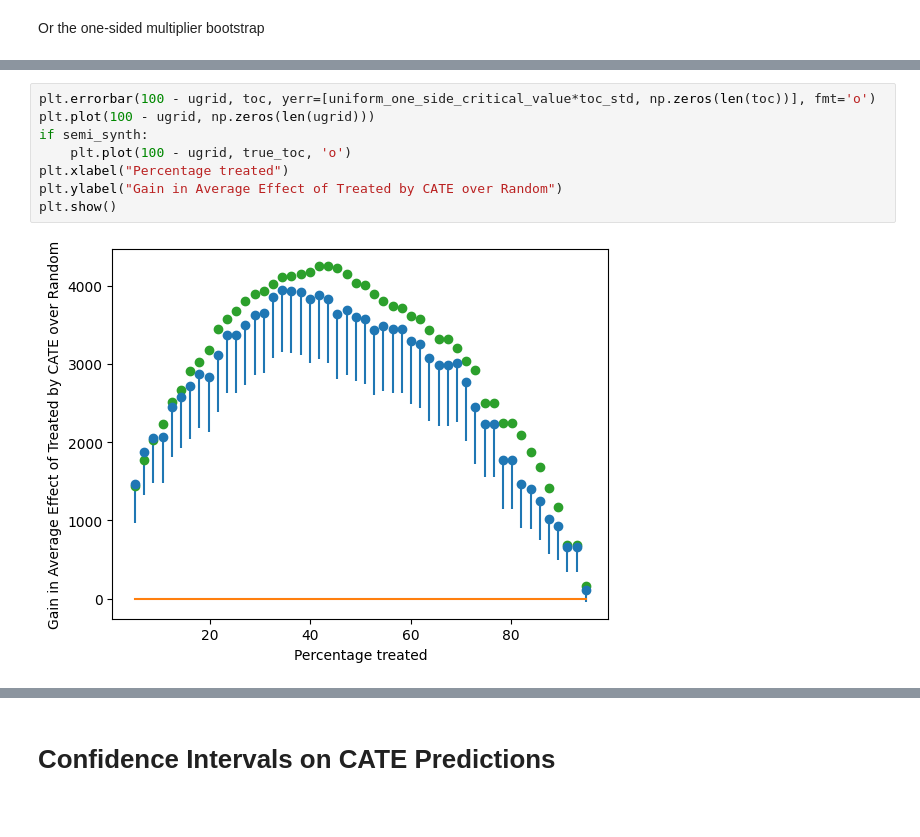
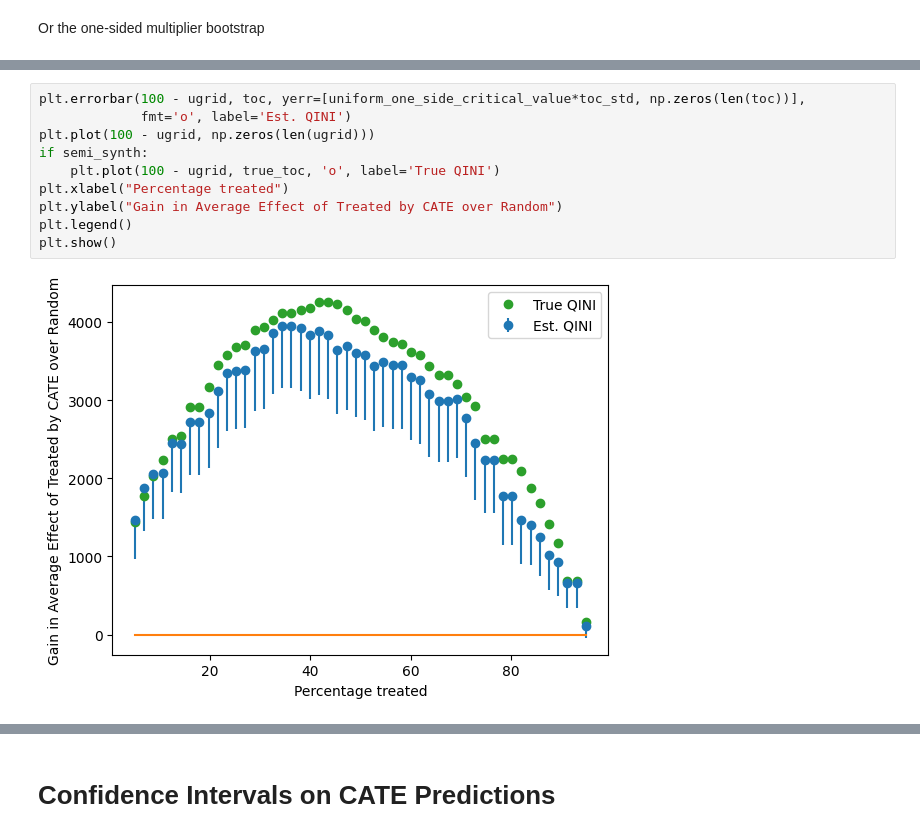
Before and after one commit to stanford-msande228/winter23, a Jupyter notebook: CATE-estimation.ipynb, the cells around one changed output, grey strips where cells are left out. Saved outputs shown, nothing was run; the diff lists cells and outputs as text.

```diff
--- a/CATE-estimation.ipynb
+++ b/CATE-estimation.ipynb
@@ -853,13 +859,15 @@ print(uniform_one_side_critical_value)
 # %%
-plt.errorbar(100 - ugrid, toc, yerr=[uniform_one_side_critical_value*toc_std, np.zeros(len(toc))], fmt='o')
+plt.errorbar(100 - ugrid, toc, yerr=[uniform_one_side_critical_value*toc_std, np.zeros(len(toc))],
+             fmt='o', label='Est. QINI')
 plt.plot(100 - ugrid, np.zeros(len(ugrid)))
 if semi_synth:
-    plt.plot(100 - ugrid, true_toc, 'o')
+    plt.plot(100 - ugrid, true_toc, 'o', label='True QINI')
 plt.xlabel("Percentage treated")
 plt.ylabel("Gain in Average Effect of Treated by CATE over Random")
+plt.legend()
 plt.show()
 # %% [output]
-[figure, old version]
+[figure, new version]
 # %%
 print(f'Heterogeneity Statistic: {np.max(toc - uniform_critical_value*toc_std)}')
 # %% [output]
```
Also changed, not shown: parts of 13 cells of this notebook.
